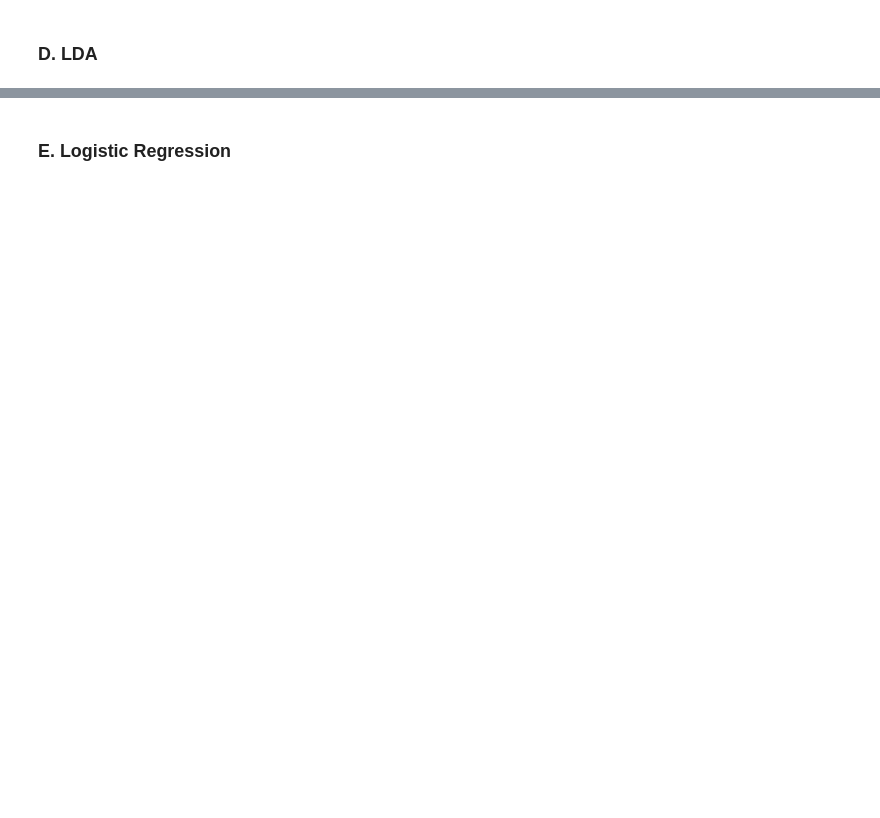
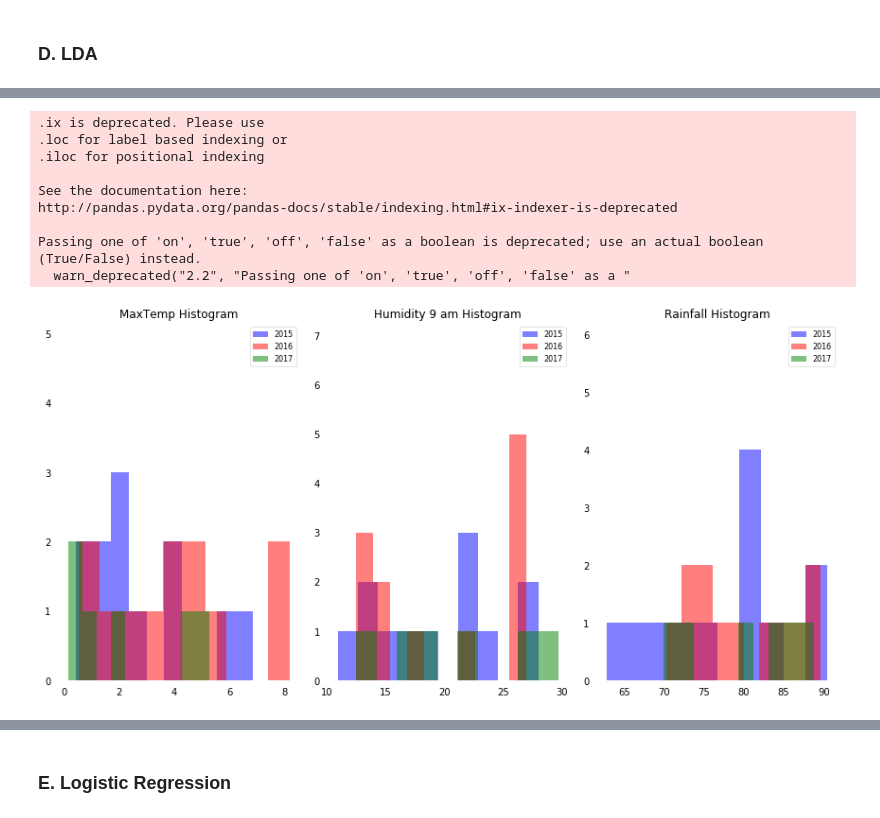
Before and after one commit to anirudhnarayanan/ITCS-6156-Machine-Learning, a Jupyter notebook: Assignment/assignment-3/Assign2.ipynb, the cells around one changed output, grey strips where cells are left out. Cells and saved outputs as stored; diff of their text form; code cells hidden in the pictures; blank space fills up the shorter version.

```diff
--- a/Assignment/assignment-3/Assign2.ipynb
+++ b/Assignment/assignment-3/Assign2.ipynb
@@ -251,0 +662,52 @@ class Classifier(BaseModel):
+# %%
+fig, axes = plt.subplots(nrows=1, ncols=3, figsize=(12,6))
+import math
+labdict = {1:"2015",2:"2016",3:"2017"}
+titledict = {1:"MaxTemp Histogram",2:"Humidity 9 am Histogram",3:"Rainfall Histogram"}
+for ax,cnt in zip(axes.ravel(), range(4)):
+
+    # set bin sizes
+    min_b = math.floor(np.min(ldafeatures[:,cnt]))
+    max_b = math.ceil(np.max(ldafeatures[:,cnt]))
+    bins = np.linspace(min_b, max_b, 25)
+
+    # plottling the histograms
+    for lab,col in zip(range(1,4), ('blue', 'red', 'green')):
+        ax.hist(grouped3d[["MaxTemp","Humidity9am","Rainfall"]][grouped3d["labels"] == lab].ix[:,cnt-1],
+                   label=str(labdict[lab]),
+                    color = col,
+                   alpha=0.5,)
+    ylims = ax.get_ylim()
+
+    # plot annotation
+    leg = ax.legend(loc='upper right', fancybox=True, fontsize=8)
+    leg.get_frame().set_alpha(0.5)
+    ax.set_ylim([0, max(ylims)+2])
+    ax.set_title(titledict[cnt+1])
+
+    # hide axis ticks
+    ax.tick_params(axis="both", which="both", bottom="off", top="off",
+            labelbottom="on", left="off", right="off", labelleft="on")
+
+    # remove axis spines
+    ax.spines["top"].set_visible(False)
+    ax.spines["right"].set_visible(False)
+    ax.spines["bottom"].set_visible(False)
+    ax.spines["left"].set_visible(False)
+
+
+
+fig.tight_layout()
+
+plt.show()
+# %% [output]
+.ix is deprecated. Please use
+.loc for label based indexing or
+.iloc for positional indexing
+
+See the documentation here:
+http://pandas.pydata.org/pandas-docs/stable/indexing.html#ix-indexer-is-deprecated
+
+Passing one of 'on', 'true', 'off', 'false' as a boolean is deprecated; use an actual boolean (True/False) instead.
+  warn_deprecated("2.2", "Passing one of 'on', 'true', 'off', 'false' as a "
+[figure, added]
```
Also changed, not shown: parts of 61 cells of this notebook, 19 other files.
